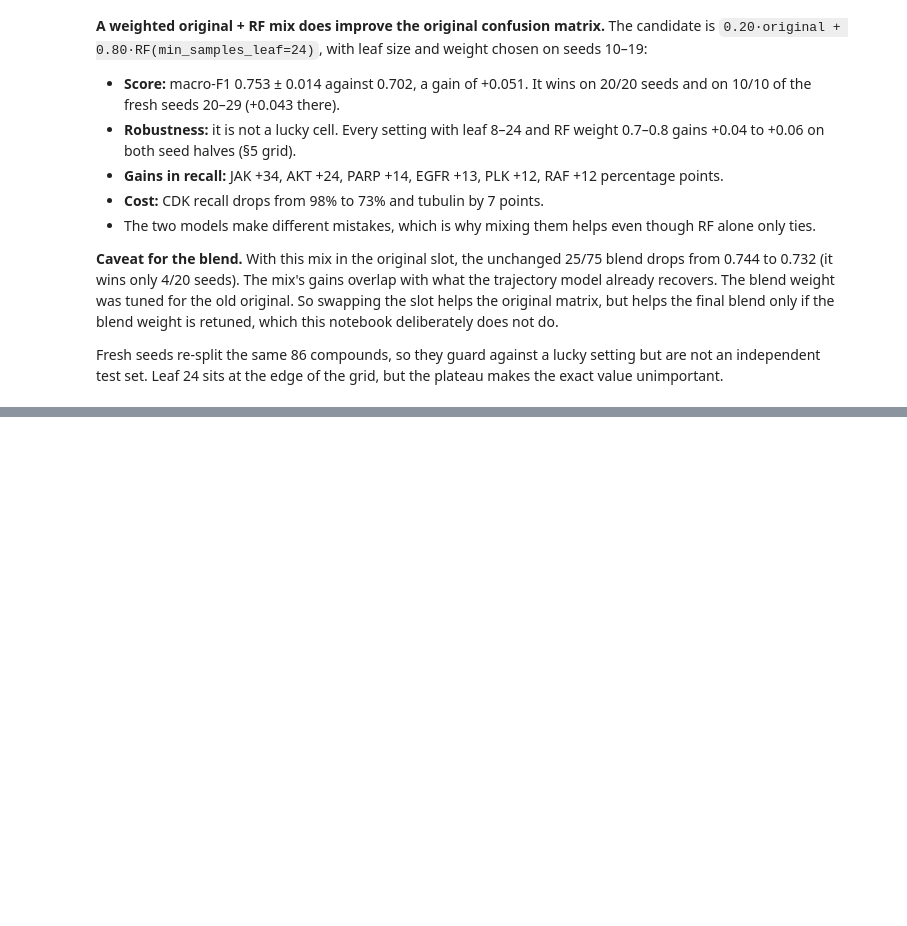
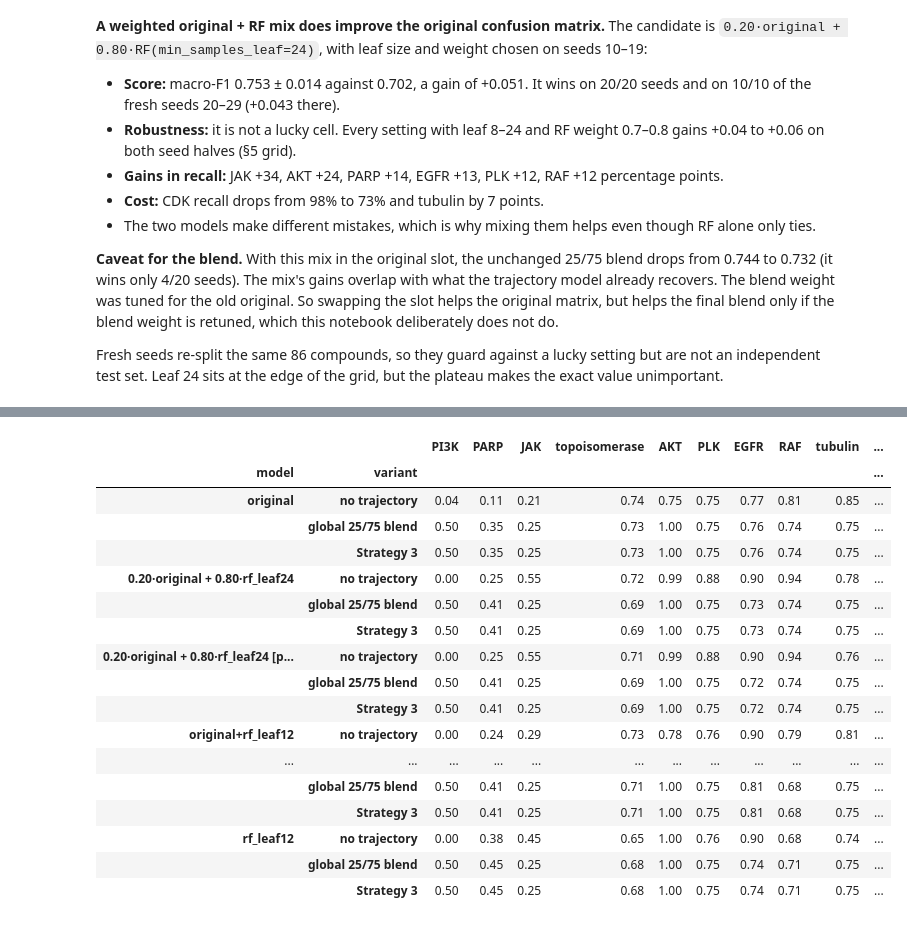
Before and after one commit to Amirreza-0/BioHackathon2026-Omics, a Jupyter notebook: notebooks/original_model_alternatives.ipynb, the cells around one changed output, grey strips where cells are left out. Saved outputs shown, nothing was run; the diff lists cells and outputs as text; code cells hidden in the pictures; blank space fills up the shorter version.

```diff
--- a/notebooks/original_model_alternatives.ipynb
+++ b/notebooks/original_model_alternatives.ipynb
@@ -791,0 +904,25 @@ Fresh seeds re-split the same 86 compounds, so they guard against a lucky settin
+# %%
+strategy3_recall = pd.DataFrame({key: recall(p) for key, p in strategy3_variants.items()}).T
+strategy3_recall.index.names = ["model", "variant"]
+strategy3_recall = strategy3_recall[recalls.loc["original"].sort_values().index]   # hardest class first, as in §7
+strategy3_recall.to_csv(RESULTS / "strategy3_per_class_recall.csv")
+display(strategy3_recall.style.format("{:.2f}").background_gradient(cmap="Blues", vmin=0, vmax=1))
+# %% [output]
+|  |  | PI3K | PARP | JAK | topoisomerase | AKT | PLK | EGFR | RAF | tubulin | ... |
+| model | variant |  |  |  |  |  |  |  |  |  | ... |
+| original | no trajectory | 0.04 | 0.11 | 0.21 | 0.74 | 0.75 | 0.75 | 0.77 | 0.81 | 0.85 | ... |
+|  | global 25/75 blend | 0.50 | 0.35 | 0.25 | 0.73 | 1.00 | 0.75 | 0.76 | 0.74 | 0.75 | ... |
+|  | Strategy 3 | 0.50 | 0.35 | 0.25 | 0.73 | 1.00 | 0.75 | 0.76 | 0.74 | 0.75 | ... |
+| 0.20·original + 0.80·rf_leaf24 | no trajectory | 0.00 | 0.25 | 0.55 | 0.72 | 0.99 | 0.88 | 0.90 | 0.94 | 0.78 | ... |
+|  | global 25/75 blend | 0.50 | 0.41 | 0.25 | 0.69 | 1.00 | 0.75 | 0.73 | 0.74 | 0.75 | ... |
+|  | Strategy 3 | 0.50 | 0.41 | 0.25 | 0.69 | 1.00 | 0.75 | 0.73 | 0.74 | 0.75 | ... |
+| 0.20·original + 0.80·rf_leaf24 [p... | no trajectory | 0.00 | 0.25 | 0.55 | 0.71 | 0.99 | 0.88 | 0.90 | 0.94 | 0.76 | ... |
+|  | global 25/75 blend | 0.50 | 0.41 | 0.25 | 0.69 | 1.00 | 0.75 | 0.72 | 0.74 | 0.75 | ... |
+|  | Strategy 3 | 0.50 | 0.41 | 0.25 | 0.69 | 1.00 | 0.75 | 0.72 | 0.74 | 0.75 | ... |
+| original+rf_leaf12 | no trajectory | 0.00 | 0.24 | 0.29 | 0.73 | 0.78 | 0.76 | 0.90 | 0.79 | 0.81 | ... |
+| ... | ... | ... | ... | ... | ... | ... | ... | ... | ... | ... | ... |
+|  | global 25/75 blend | 0.50 | 0.41 | 0.25 | 0.71 | 1.00 | 0.75 | 0.81 | 0.68 | 0.75 | ... |
+|  | Strategy 3 | 0.50 | 0.41 | 0.25 | 0.71 | 1.00 | 0.75 | 0.81 | 0.68 | 0.75 | ... |
+| rf_leaf12 | no trajectory | 0.00 | 0.38 | 0.45 | 0.65 | 1.00 | 0.76 | 0.90 | 0.68 | 0.74 | ... |
+|  | global 25/75 blend | 0.50 | 0.45 | 0.25 | 0.68 | 1.00 | 0.75 | 0.74 | 0.71 | 0.75 | ... |
+|  | Strategy 3 | 0.50 | 0.45 | 0.25 | 0.68 | 1.00 | 0.75 | 0.74 | 0.71 | 0.75 | ... |
```
Also changed, not shown: parts of 8 cells of this notebook, 27 other files.
